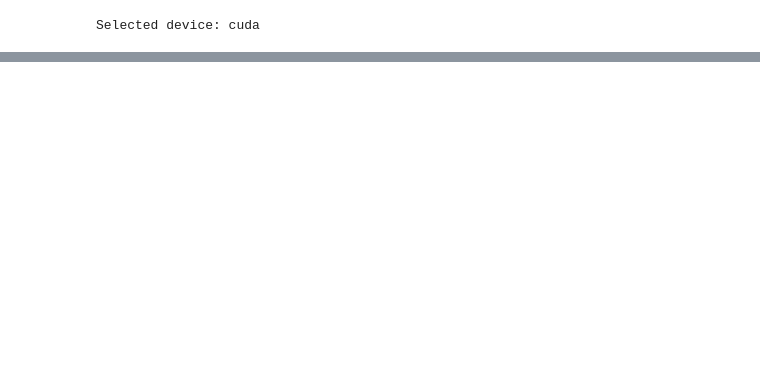
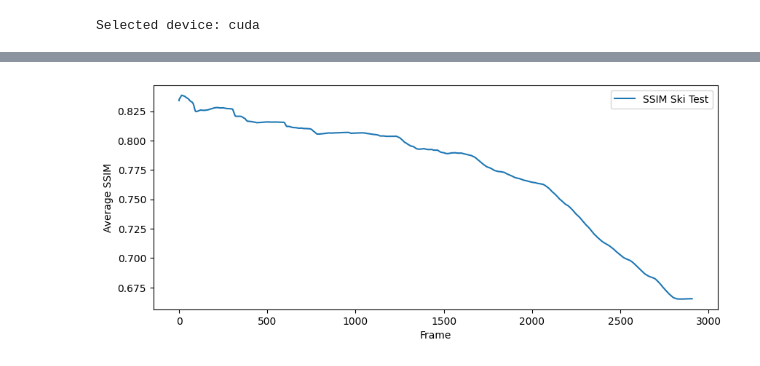
Before and after one commit to trettdragos/ThirdYearProject, a Jupyter notebook: pytorch/MovieFramer.ipynb, the cells around one changed output, grey strips where cells are left out. Saved outputs shown, nothing was run; the diff lists cells and outputs as text; code cells hidden in the pictures; blank space fills up the shorter version.

```diff
--- a/pytorch/MovieFramer.ipynb
+++ b/pytorch/MovieFramer.ipynb
@@ -445,0 +544,11 @@ for i in range(epochs):
+# %%
+plt.figure(figsize=(10, 4))
+plt.plot(ssim, label='SSIM Ski Test')
+plt.xlabel('Frame')
+plt.ylabel('Average SSIM')
+#plt.grid()
+plt.legend()
+#plt.title('loss')
+plt.show()
+# %% [output]
+[figure, added]
```
Also changed, not shown: parts of 15 cells of this notebook, 39 other files.
